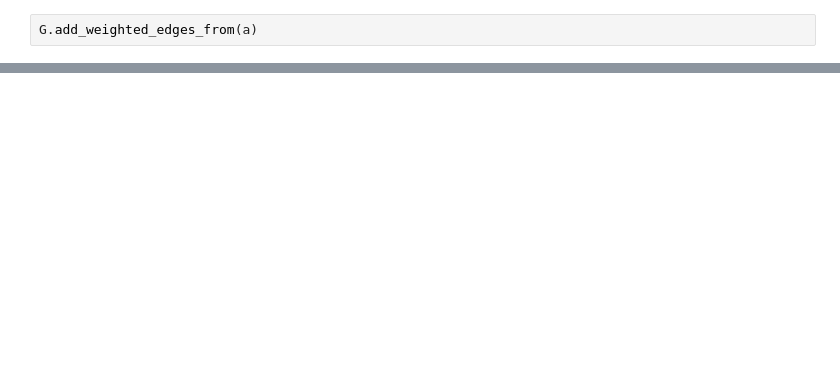
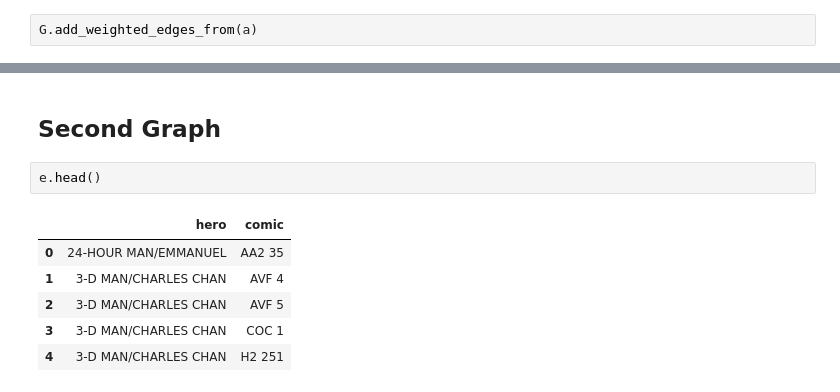
Before and after one commit to MRampo/ADM-HW5, a Jupyter notebook: Grafo.ipynb, the cells around one changed output, grey strips where cells are left out. Saved outputs shown, nothing was run; the diff lists cells and outputs as text; blank space fills up the shorter version.

```diff
--- a/Grafo.ipynb
+++ b/Grafo.ipynb
@@ -244 +135,12 @@ nx.get_edge_attributes(G, 'weight')
  ...}
+# %% [markdown]
+## Second Graph
+# %%
+e.head()
+# %% [output]
+|  | hero | comic |
+| 0 | 24-HOUR MAN/EMMANUEL | AA2 35 |
+| 1 | 3-D MAN/CHARLES CHAN | AVF 4 |
+| 2 | 3-D MAN/CHARLES CHAN | AVF 5 |
+| 3 | 3-D MAN/CHARLES CHAN | COC 1 |
+| 4 | 3-D MAN/CHARLES CHAN | H2 251 |
```
Also changed, not shown: parts of 35 cells of this notebook, 1 other file.
